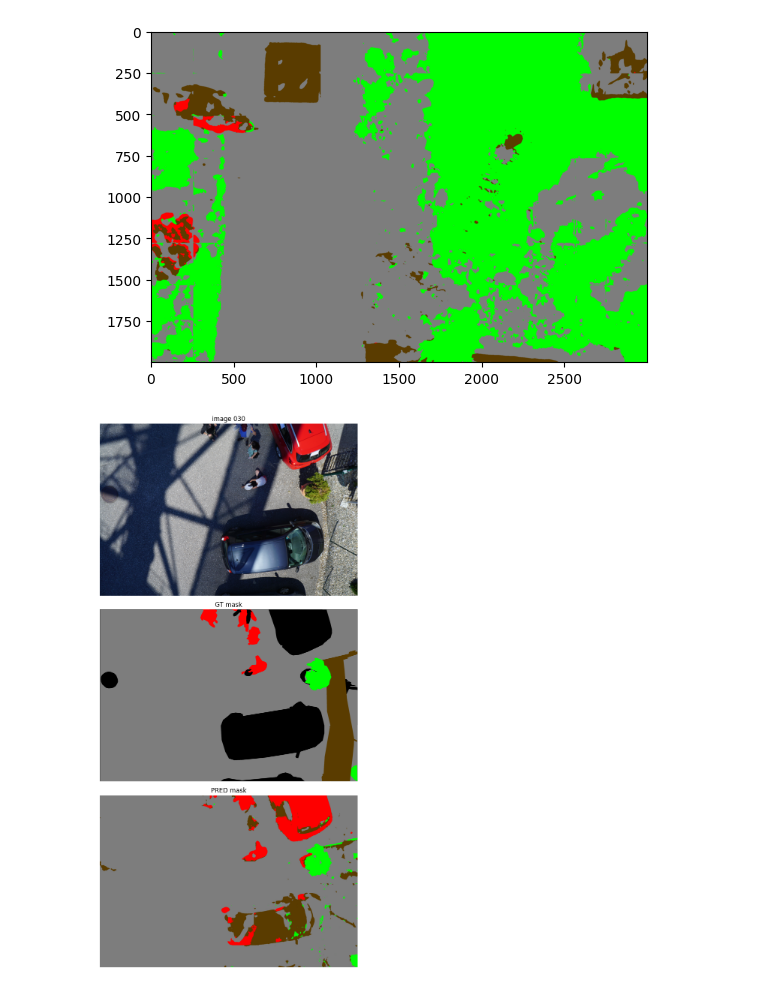
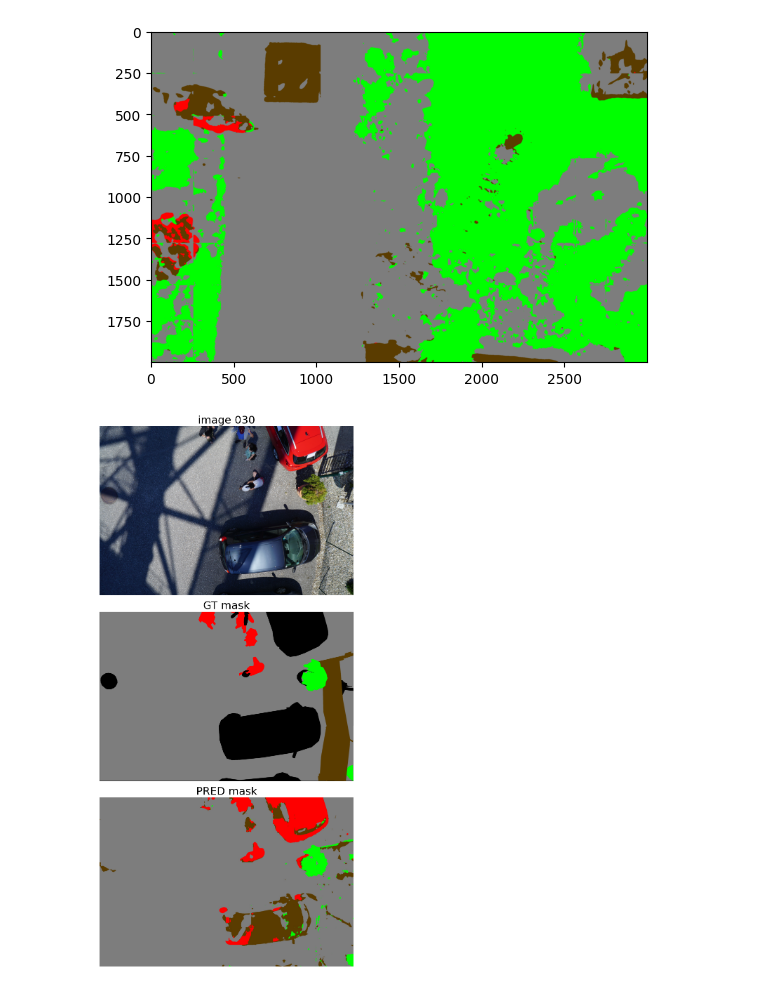
Before and after one commit to gptrapletti/aerial-multiclass-segm, a Jupyter notebook: notebooks/03_inference.ipynb, the cells around one changed output. Drawn from its saved outputs; the diff is of its cells as text; code cells hidden in the pictures.

Commit message:
Add saving of comparison plots pred vs gt on whole photos

```diff
--- a/notebooks/03_inference.ipynb
+++ b/notebooks/03_inference.ipynb
@@ -305,9 +305,9 @@ def color_code_gt_mask(mask):
         4: [0, 0, 255], # water
         5: [255, 0, 0] # people
     }
-    rgb_mask = np.zeros_like(mask)
+    rgb_mask = np.zeros(shape=(mask.shape[0], mask.shape[1], 3))
     for category_id, category_color in color_mapping.items():
-        rgb_mask[mask[..., 0] == category_id] = category_color
+        rgb_mask[mask == category_id] = category_color
 
     return rgb_mask.astype(np.uint8)
 # %%
@@ -320,27 +320,28 @@ pred_mask_path = os.path.join('output/inference/predicted_masks/', IMG_NAME + '.
 image = cv2.imread(image_path)
 image = cv2.cvtColor(image, cv2.COLOR_BGR2RGB)
 
-gt_mask = cv2.imread(gt_mask_path)
+gt_mask = cv2.imread(gt_mask_path)[..., 0]
 gt_mask = color_code_gt_mask(gt_mask)
 
 pred_mask = cv2.imread(pred_mask_path)
 pred_mask = cv2.cvtColor(pred_mask, cv2.COLOR_BGR2RGB)
 # %%
-fig, axes = plt.subplots(nrows=3, ncols=1, figsize=(15, 15))
+fig, axes = plt.subplots(nrows=3, ncols=1, figsize=(8, 16))
 
 axes[0].imshow(image)
-axes[0].set_title(f"image {IMG_NAME}")
+axes[0].set_title(f"image {IMG_NAME}", fontsize=22)
 axes[0].axis('off')
 
 axes[1].imshow(gt_mask)
-axes[1].set_title("GT mask")
+axes[1].set_title("GT mask", fontsize=22)
 axes[1].axis('off')
 
 axes[2].imshow(pred_mask)
-axes[2].set_title("PRED mask")
+axes[2].set_title("PRED mask", fontsize=22)
 axes[2].axis('off')
 
 plt.tight_layout()
-plt.show()
+# plt.show()
+plt.savefig('temp.png')
 # %% [output]
-[figure, old version]
+[figure, new version]
```
Also changed, not shown: 4 other files.
